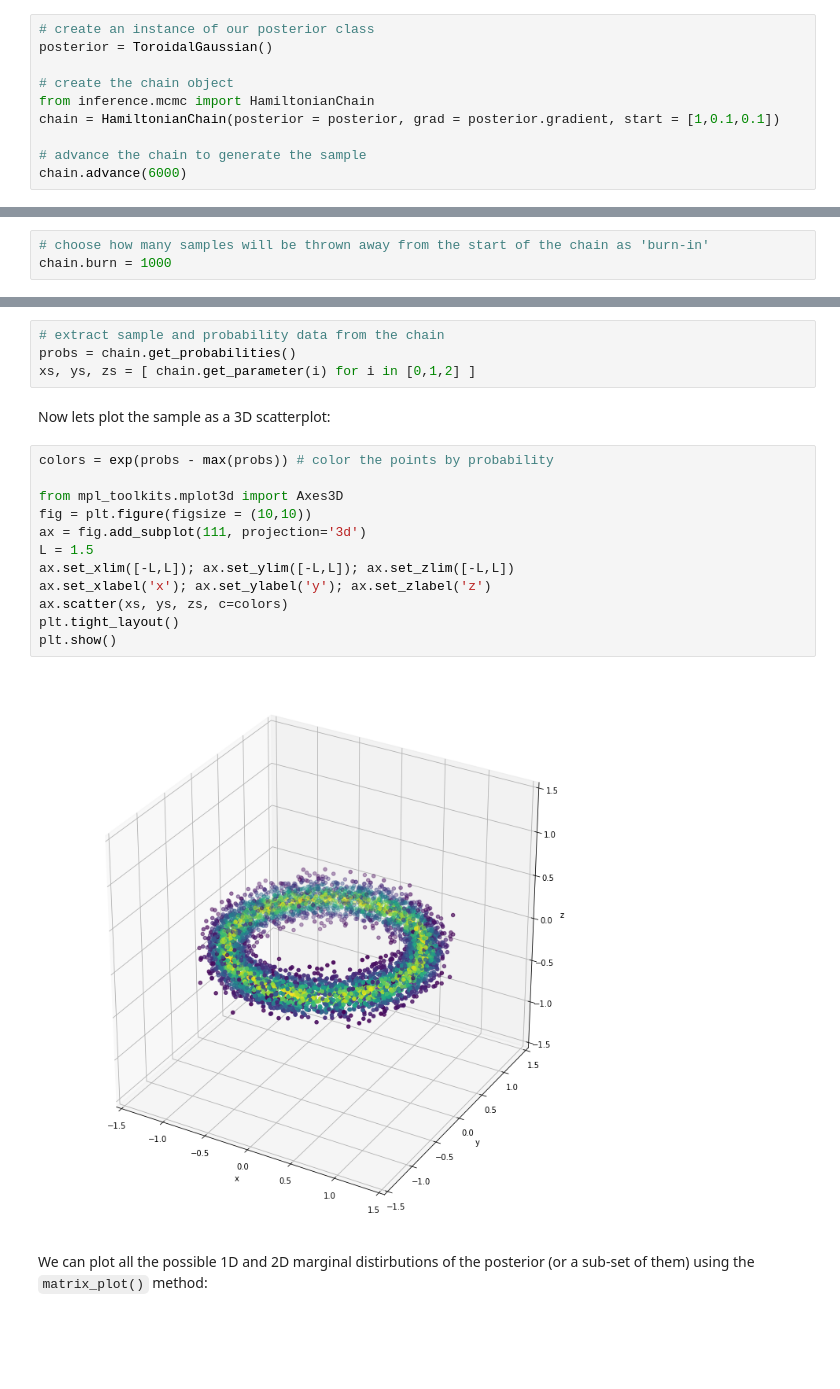
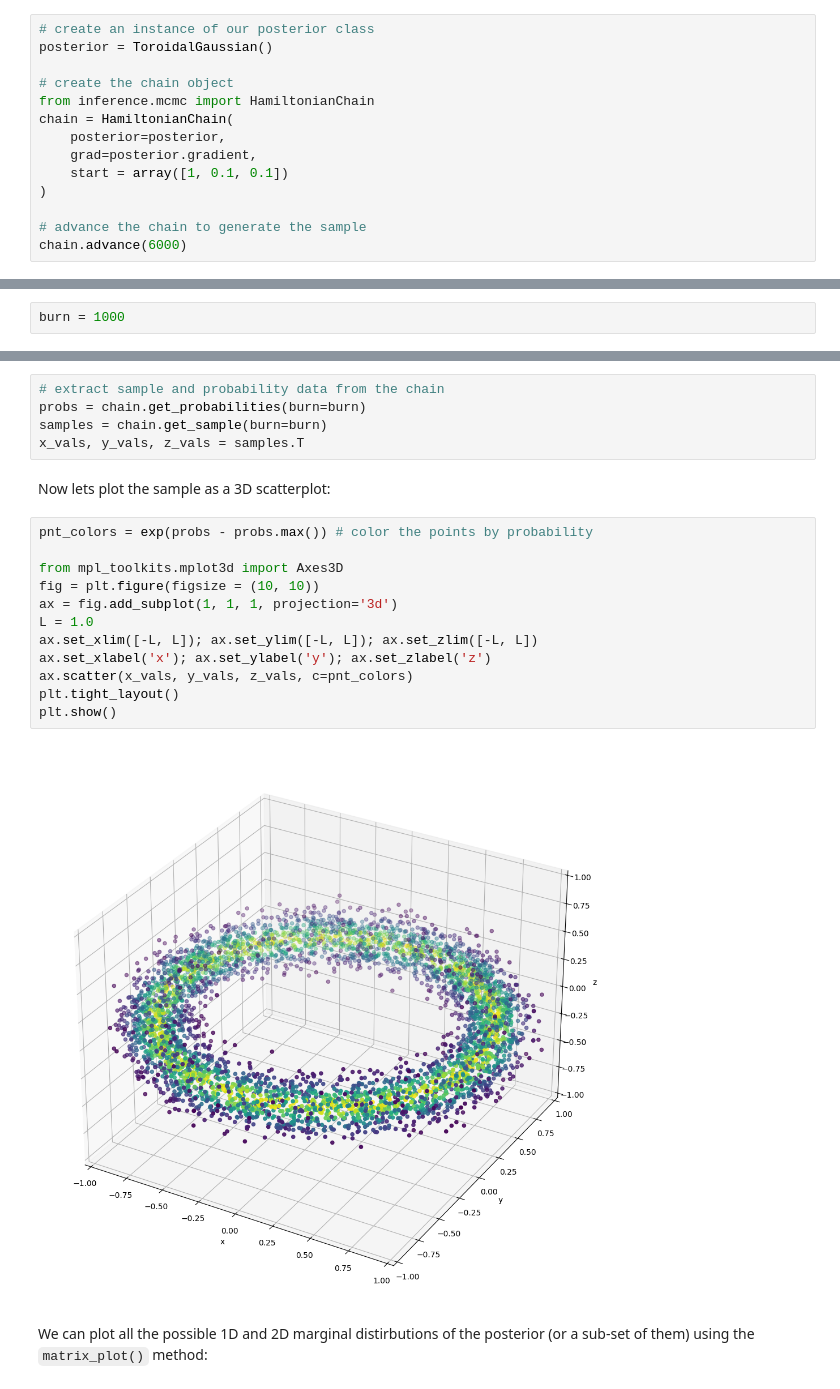
Before and after one commit to C-bowman/inference-tools, a Jupyter notebook: demos/hamiltonian_mcmc_demo.ipynb, the cells around one changed output, grey strips where cells are left out. Saved outputs shown, nothing was run; the diff lists cells and outputs as text; blank space fills up the shorter version.

```diff
--- a/demos/hamiltonian_mcmc_demo.ipynb
+++ b/demos/hamiltonian_mcmc_demo.ipynb
@@ -35,7 +35,11 @@ posterior = ToroidalGaussian()
 
 # create the chain object
 from inference.mcmc import HamiltonianChain
-chain = HamiltonianChain(posterior = posterior, grad = posterior.gradient, start = [1,0.1,0.1])
+chain = HamiltonianChain(
+    posterior=posterior,
+    grad=posterior.gradient,
+    start = array([1, 0.1, 0.1])
+)
 
 # advance the chain to generate the sample
 chain.advance(6000)
@@ -44,3 +47,0 @@ chain.advance(6000)
-# %%
-# choose how many samples will be thrown away from the start of the chain as 'burn-in'
-chain.burn = 1000
@@ -47 +50,3 @@ chain.burn = 1000
+# %%
+burn = 1000
 # %% [markdown]
@@ -49,23 +54,24 @@ The log-probability of each sample can be obtained using the `get_probabilities(
 # %%
 # extract sample and probability data from the chain
-probs = chain.get_probabilities()
-xs, ys, zs = [ chain.get_parameter(i) for i in [0,1,2] ]
+probs = chain.get_probabilities(burn=burn)
+samples = chain.get_sample(burn=burn)
+x_vals, y_vals, z_vals = samples.T
 # %% [markdown]
 Now lets plot the sample as a 3D scatterplot:
 # %%
-colors = exp(probs - max(probs)) # color the points by probability
+pnt_colors = exp(probs - probs.max()) # color the points by probability
 
 from mpl_toolkits.mplot3d import Axes3D
-fig = plt.figure(figsize = (10,10))
-ax = fig.add_subplot(111, projection='3d')
-L = 1.5
-ax.set_xlim([-L,L]); ax.set_ylim([-L,L]); ax.set_zlim([-L,L])
+fig = plt.figure(figsize = (10, 10))
+ax = fig.add_subplot(1, 1, 1, projection='3d')
+L = 1.0
+ax.set_xlim([-L, L]); ax.set_ylim([-L, L]); ax.set_zlim([-L, L])
 ax.set_xlabel('x'); ax.set_ylabel('y'); ax.set_zlabel('z')
-ax.scatter(xs, ys, zs, c=colors)
+ax.scatter(x_vals, y_vals, z_vals, c=pnt_colors)
 plt.tight_layout()
 plt.show()
 # %% [output]
-[figure, old version]
+[figure, new version]
 # %% [markdown]
 We can plot all the possible 1D and 2D marginal distirbutions of the posterior (or a sub-set of them) using the ``matrix_plot()`` method:
 # %%
```
Also changed, not shown: parts of 5 cells of this notebook, 5 other files.
